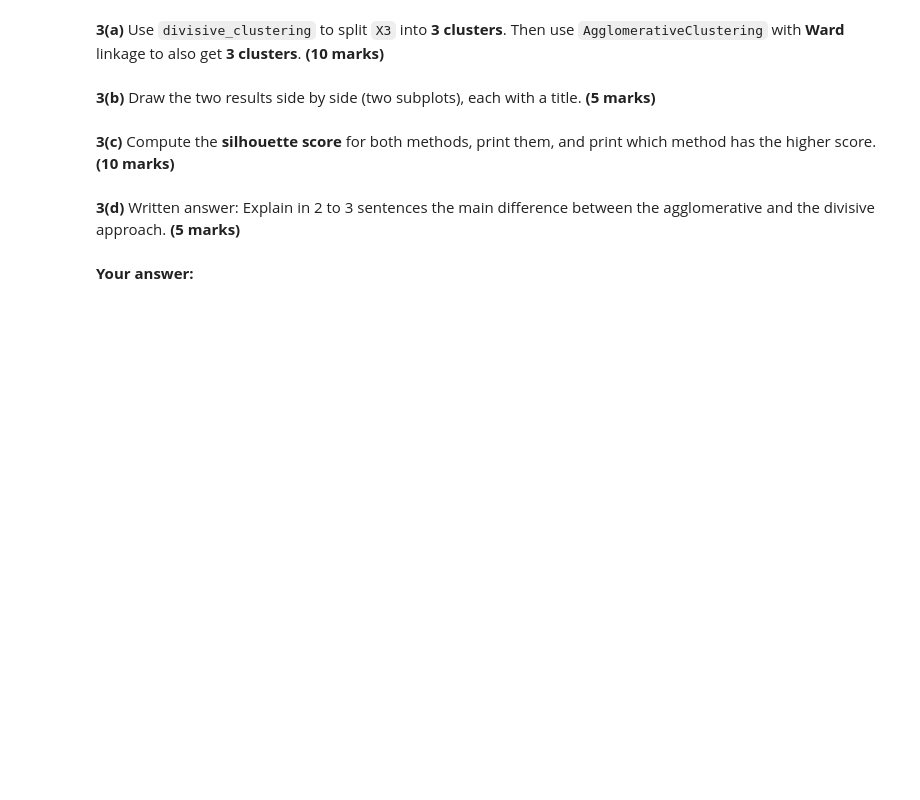
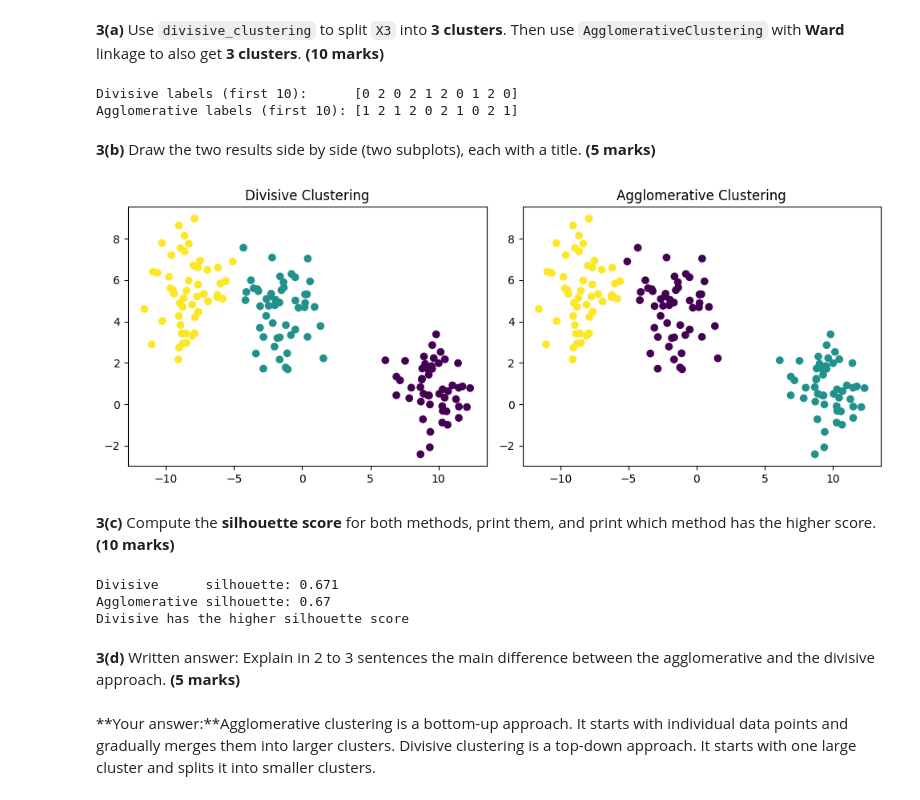
Before and after one commit to sarvarbekprojects/week12-lab, a Jupyter notebook: Lab_Hierarchical_Clustering.ipynb, the cells around one changed output. Cells and saved outputs as stored; diff of their text form; code cells hidden in the pictures; blank space fills up the shorter version.

```diff
--- a/Lab_Hierarchical_Clustering.ipynb
+++ b/Lab_Hierarchical_Clustering.ipynb
@@ -644,41 +768,52 @@ print("Data shape:", X3.shape)
 # %% [markdown]
 **3(a)** Use `divisive_clustering` to split `X3` into **3 clusters**. Then use `AgglomerativeClustering` with **Ward** linkage to also get **3 clusters**. **(10 marks)**
 # %%
-div3 = divisive_clustering(___, n_clusters=___)
+div3 = divisive_clustering(X3, n_clusters=3)
 
-agg3 = AgglomerativeClustering(n_clusters=___, linkage=___).fit_predict(X3)
+agg3 = AgglomerativeClustering(
+    n_clusters=3, linkage="ward"
+).fit_predict(X3)
 
 print("Divisive labels (first 10):     ", div3[:10])
 print("Agglomerative labels (first 10):", agg3[:10])
+# %% [output]
+Divisive labels (first 10):      [0 2 0 2 1 2 0 1 2 0]
+Agglomerative labels (first 10): [1 2 1 2 0 2 1 0 2 1]
 # %% [markdown]
 **3(b)** Draw the two results side by side (two subplots), each with a title. **(5 marks)**
 # %%
 plt.figure(figsize=(10, 4))
 
 plt.subplot(1, 2, 1)
-plt.scatter(X3[:, 0], X3[:, 1], c=___, cmap="viridis")
-plt.title(___)
+plt.scatter(X3[:, 0], X3[:, 1], c=div3, cmap="viridis")
+plt.title("Divisive Clustering")
 
 plt.subplot(1, 2, 2)
-plt.scatter(X3[:, 0], X3[:, 1], c=___, cmap="viridis")
-plt.title(___)
+plt.scatter(X3[:, 0], X3[:, 1], c=agg3, cmap="viridis")
+plt.title("Agglomerative Clustering")
 
 plt.tight_layout()
 plt.show()
+# %% [output]
+[figure, added]
 # %% [markdown]
 **3(c)** Compute the **silhouette score** for both methods, print them, and print which method has the higher score. **(10 marks)**
 # %%
-score_div = silhouette_score(___, ___)
-score_agg = silhouette_score(___, ___)
+score_div = silhouette_score(X3, div3)
+score_agg = silhouette_score(X3, agg3)
 
 print("Divisive      silhouette:", round(score_div, 3))
 print("Agglomerative silhouette:", round(score_agg, 3))
 
-if ___ > ___:
+if score_div > score_agg:
     print("Divisive has the higher silhouette score")
 else:
     print("Agglomerative has the higher (or equal) silhouette score")
+# %% [output]
+Divisive      silhouette: 0.671
+Agglomerative silhouette: 0.67
+Divisive has the higher silhouette score
 # %% [markdown]
 **3(d)** Written answer: Explain in 2 to 3 sentences the main difference between the agglomerative and the divisive approach. **(5 marks)**
-# %% [markdown]
-**Your answer:**
+# %% [markdown]
+**Your answer:**Agglomerative clustering is a bottom-up approach. It starts with individual data points and gradually merges them into larger clusters. Divisive clustering is a top-down approach. It starts with one large cluster and splits it into smaller clusters.
```
Also changed, not shown: parts of 26 cells of this notebook.
